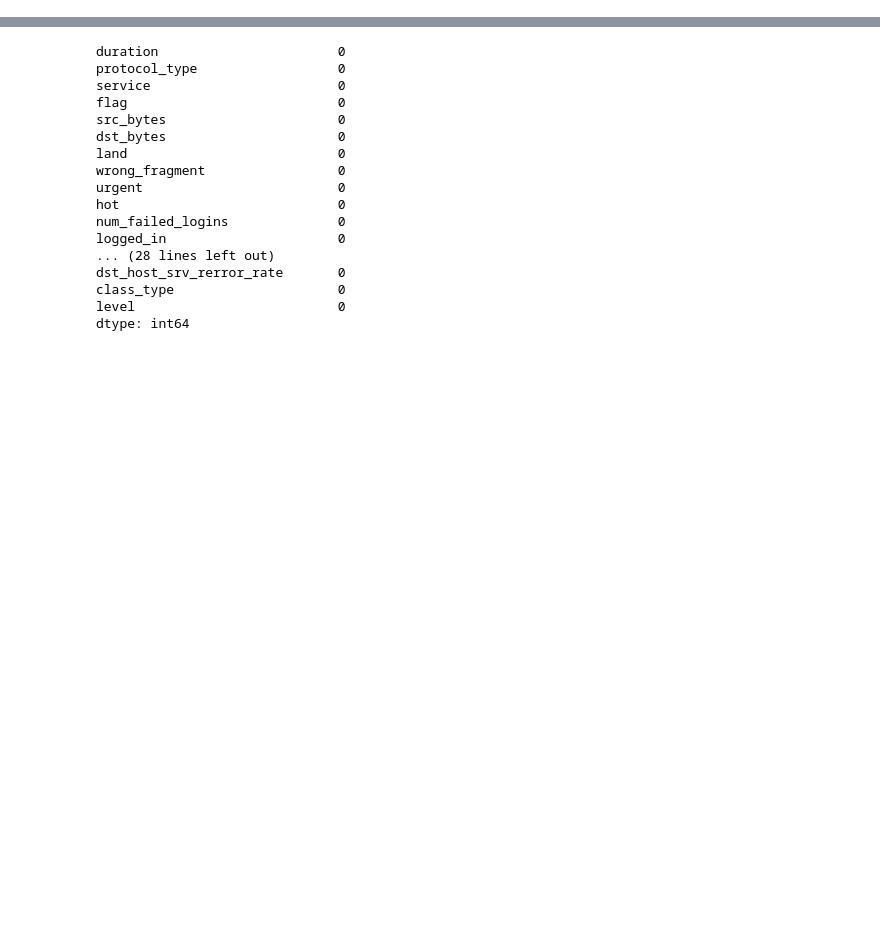
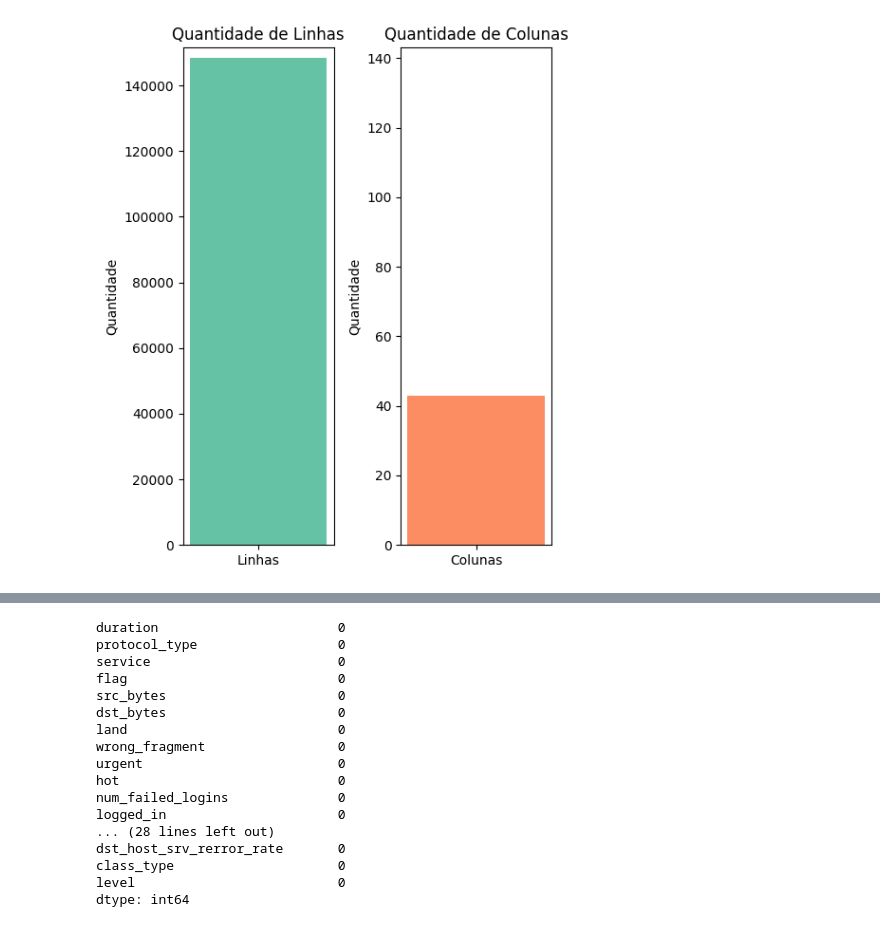
Before and after one commit to heloisebastos/NSL-KDD-Deteccao-Anomalias-Redes-Computadores, a Jupyter notebook: main.ipynb, the cells around one changed output, grey strips where cells are left out. Drawn from its saved outputs; the diff is of its cells as text; code cells hidden in the pictures; blank space fills up the shorter version.

```diff
--- a/main.ipynb
+++ b/main.ipynb
@@ -130,3 +162,29 @@ Tamanho do Conjunto de Teste: 37792
+# %%
+# Obtendo o tamanho do DataFrame
+num_rows, num_cols = df.shape
+
+# Criando gráfico de barras para linhas
+plt.figure(figsize=(5, 6))
+
+# Gráfico de barras para Linhas
+plt.subplot(1, 2, 1)
+plt.bar(['Linhas'], [num_rows], color='#66c2a5')
+plt.title('Quantidade de Linhas')
+plt.ylabel('Quantidade')
+plt.ylim(0, num_rows + 3000)  # Ajusta o limite do eixo y para melhor visualização
+
+# Gráfico de barras para Colunas
+plt.subplot(1, 2, 2)
+plt.bar(['Colunas'], [num_cols], color='#fc8d62')
+plt.title('Quantidade de Colunas')
+plt.ylabel('Quantidade')
+plt.ylim(0, num_cols + 100)  # Ajusta o limite do eixo y para que 43 apareça claramente
+
+# Exibindo os gráficos
+plt.tight_layout()  # Ajusta o layout para não sobrepor os gráficos
+plt.show()
+# %% [output]
+[figure, added]
 # %%
 print("Conjunto de Treinamento")
 train_df
```
Also changed, not shown: parts of 24 cells of this notebook.
